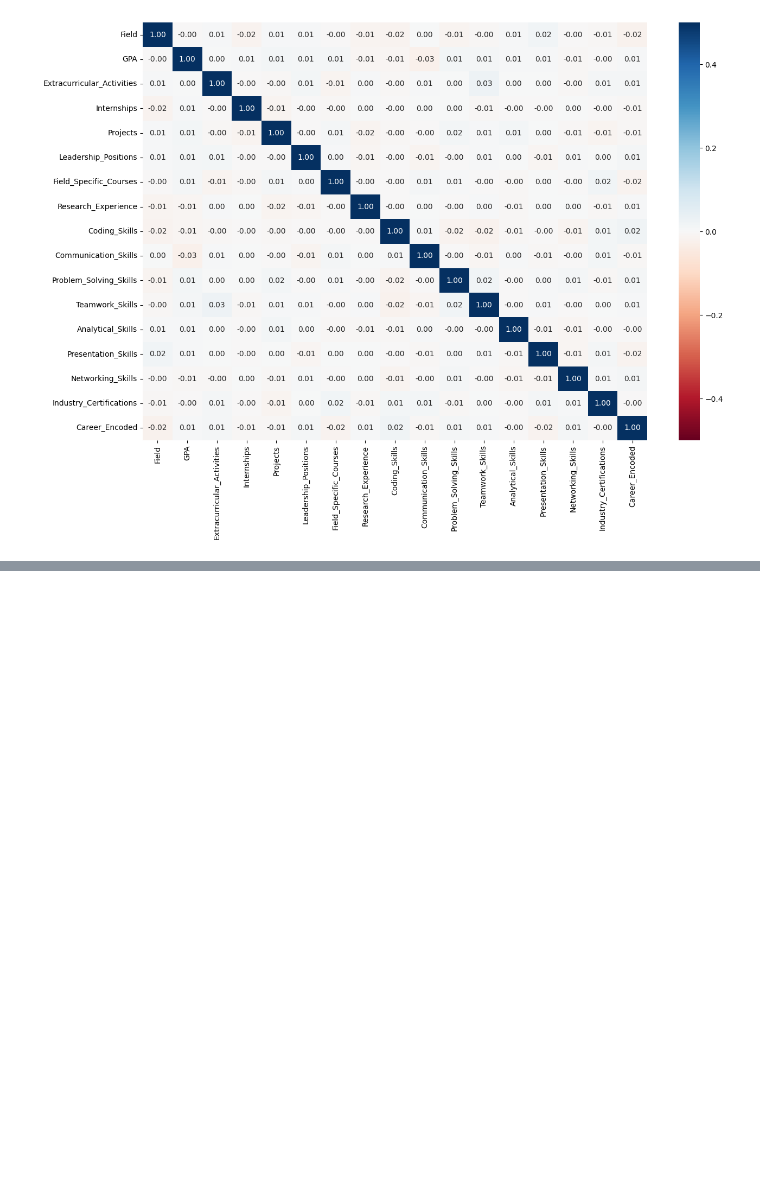
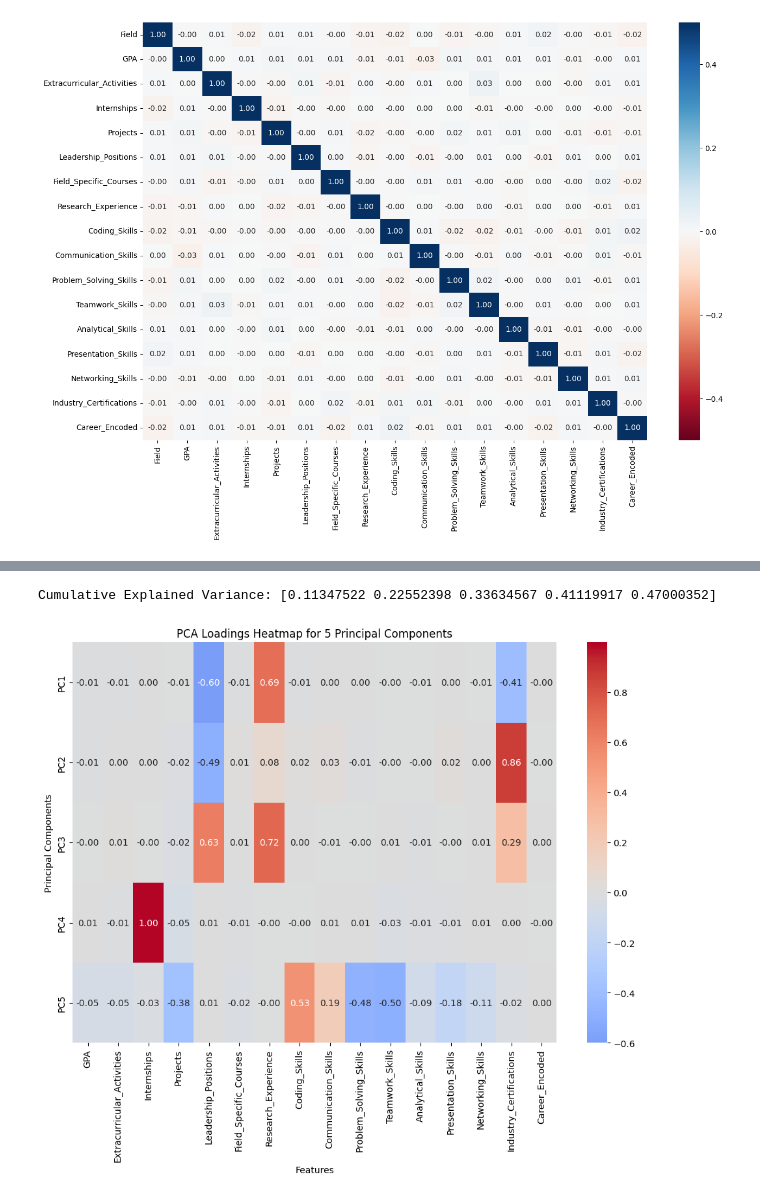
Before and after one commit to jasonmiracleg/Path-Finder, a Jupyter notebook: Jason.ipynb, the cells around one changed output, grey strips where cells are left out. Cells and saved outputs as stored; diff of their text form; code cells hidden in the pictures; blank space fills up the shorter version.

```diff
--- a/Jason.ipynb
+++ b/Jason.ipynb
@@ -217,0 +260,48 @@ plt.show()
+# %%
+# Initialize LDA
+pca = PCA(n_components=5)
+
+# Fit and transform the data
+principalComponents = pca.fit_transform(X_scaled)
+
+cumulative_variance = np.cumsum(pca.explained_variance_ratio_)
+print("Cumulative Explained Variance:", cumulative_variance)
+
+loadings = pca.components_
+
+loadings_df = pd.DataFrame(loadings,
+                           columns=X_scaled.columns,
+                           index=[f'PC{i+1}' for i in range(5)])
+
+# Step 5: Plot the heatmap
+plt.figure(figsize=(12, 8))
+sns.heatmap(loadings_df, annot=True, cmap='coolwarm', center=0, fmt=".2f")
+plt.title('PCA Loadings Heatmap for 5 Principal Components')
+plt.xlabel('Features')
+plt.ylabel('Principal Components')
+plt.show()
+
+# plt.plot(range(1, len(pca.explained_variance_ratio_) + 1),
+#          np.cumsum(pca.explained_variance_ratio_), marker='o')
+# plt.xlabel('Number of Principal Components')
+# plt.ylabel('Cumulative Explained Variance')
+# plt.title('Scree Plot')
+# plt.show()
+
+# plt.matshow(pca.components_, cmap='viridis')
+
+# # Add color bar and axis labels
+# plt.yticks([0, 1], ['PC1', 'PC2'])
+# plt.colorbar()
+# plt.xticks(range(len(X_scaled.columns)), X_scaled.columns, ha='left', rotation=60)
+# plt.xlabel('Feature')
+# plt.ylabel('Principle Component')
+
+# # Add values to the heatmap cells
+# for (i, j), val in np.ndenumerate(pca.components_):
+#     plt.text(j, i, f"{val:.2f}", ha='center', va='center', color='white' if abs(val) < 0.5 else 'black')
+
+# plt.show()
+# %% [output]
+Cumulative Explained Variance: [0.11347522 0.22552398 0.33634567 0.41119917 0.47000352]
+[figure, added]
```
Also changed, not shown: parts of 16 cells of this notebook.
